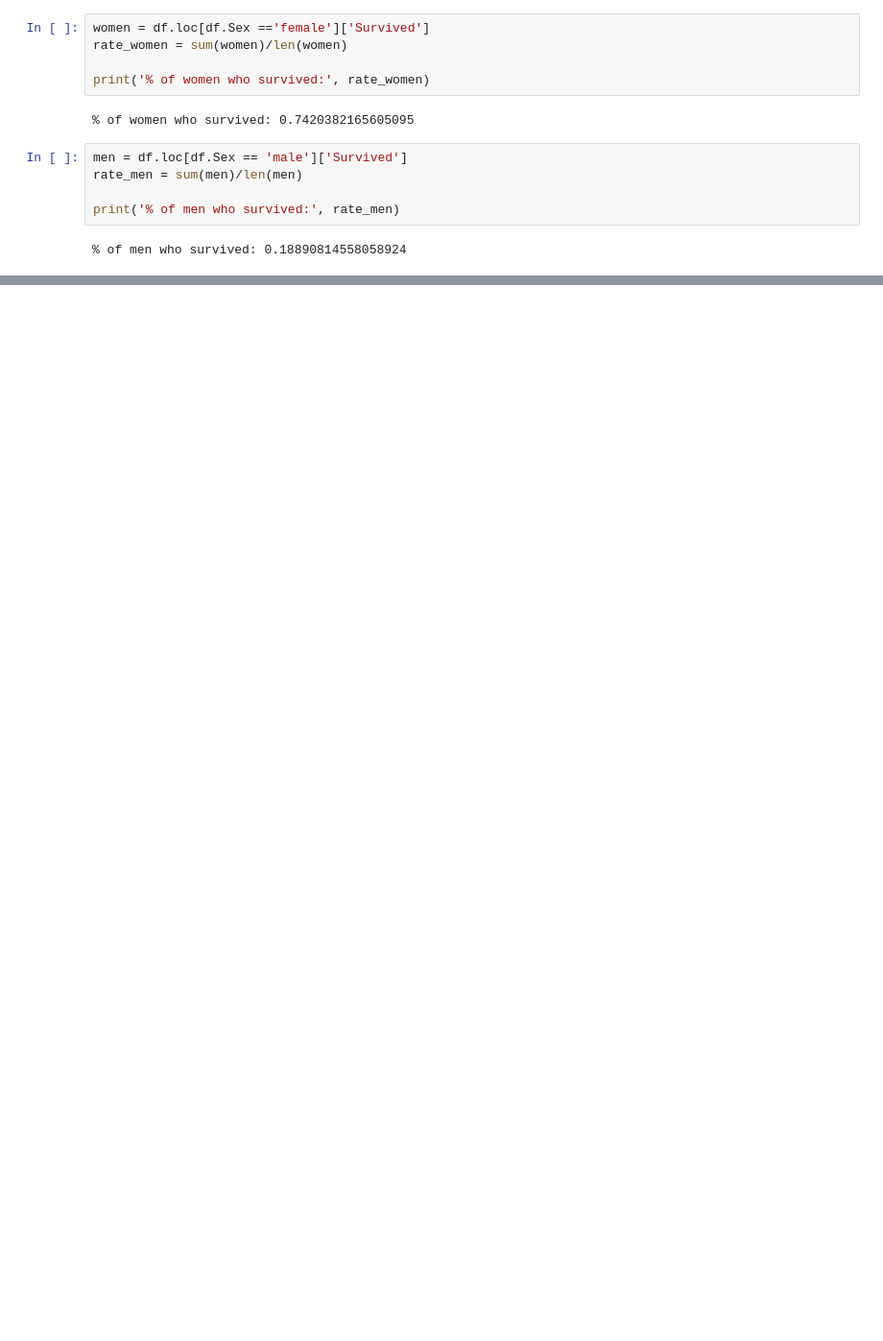
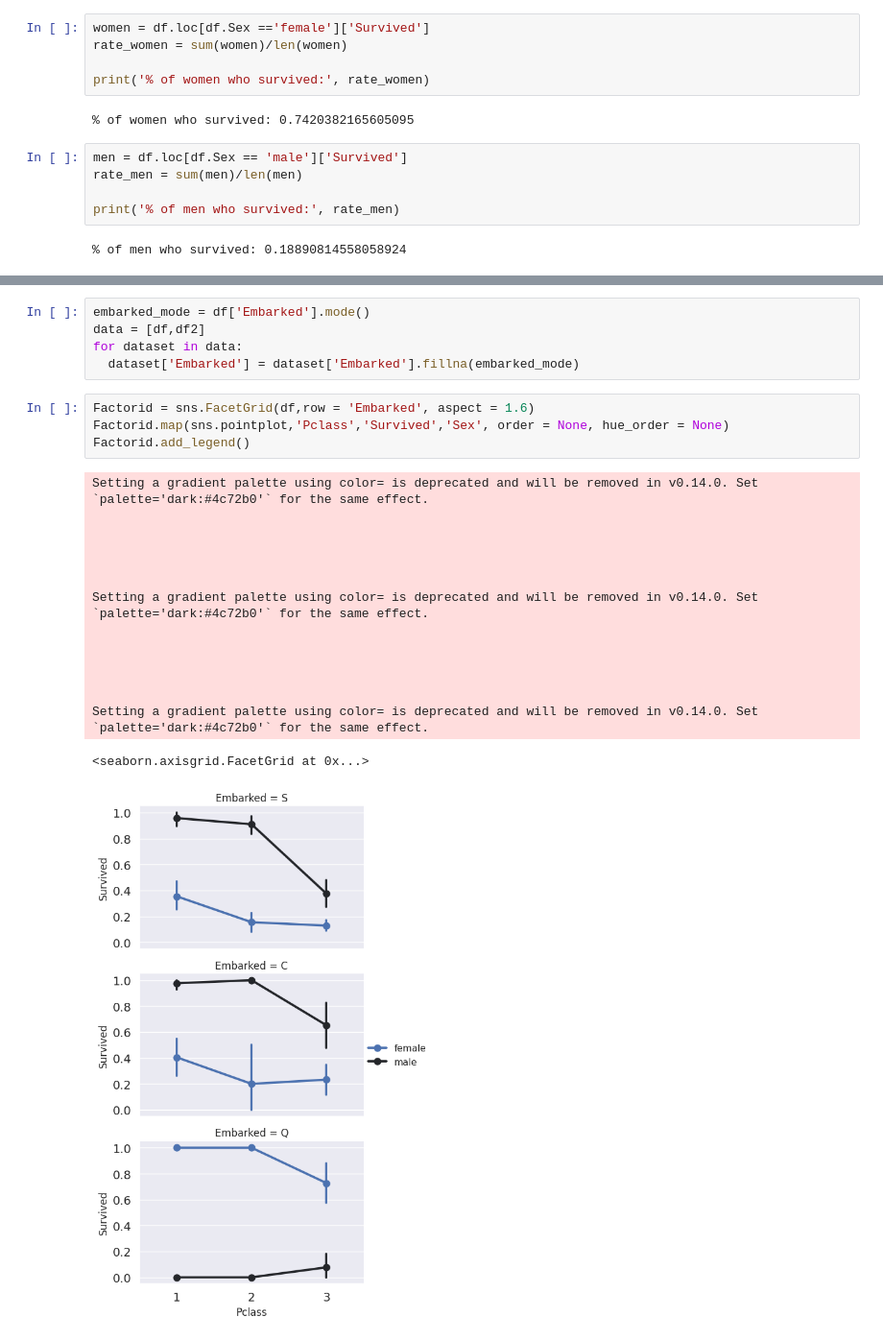
Before and after one commit to amrit100612/Internship-program_26, a Jupyter notebook: Day_11.ipynb, the cells around one changed output, grey strips where cells are left out. Shown at 96% size. Drawn from its saved outputs; the diff is of its cells as text; blank space fills up the shorter version.

```diff
--- a/Day_11.ipynb
+++ b/Day_11.ipynb
@@ -369,0 +396,25 @@ fig.show()
+# %%
+embarked_mode = df['Embarked'].mode()
+data = [df,df2]
+for dataset in data:
+  dataset['Embarked'] = dataset['Embarked'].fillna(embarked_mode)
+# %%
+Factorid = sns.FacetGrid(df,row = 'Embarked', aspect = 1.6)
+Factorid.map(sns.pointplot,'Pclass','Survived','Sex', order = None, hue_order = None)
+Factorid.add_legend()
+# %% [output]
+Setting a gradient palette using color= is deprecated and will be removed in v0.14.0. Set `palette='dark:#4c72b0'` for the same effect.
+
+
+
+
+
+Setting a gradient palette using color= is deprecated and will be removed in v0.14.0. Set `palette='dark:#4c72b0'` for the same effect.
+
+
+
+
+
+Setting a gradient palette using color= is deprecated and will be removed in v0.14.0. Set `palette='dark:#4c72b0'` for the same effect.
+<seaborn.axisgrid.FacetGrid at 0x...>
+[figure, added]
```
Also changed, not shown: parts of 11 cells of this notebook.
